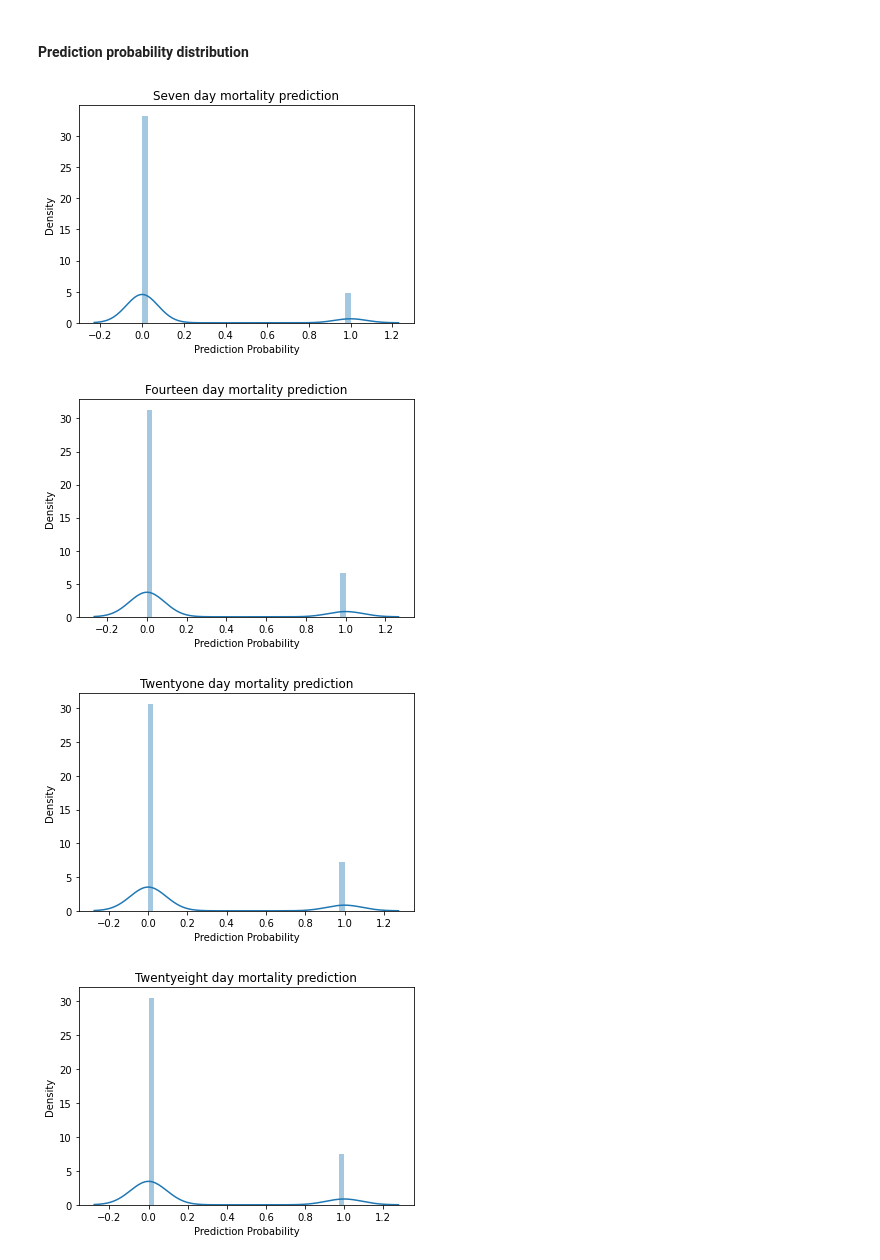
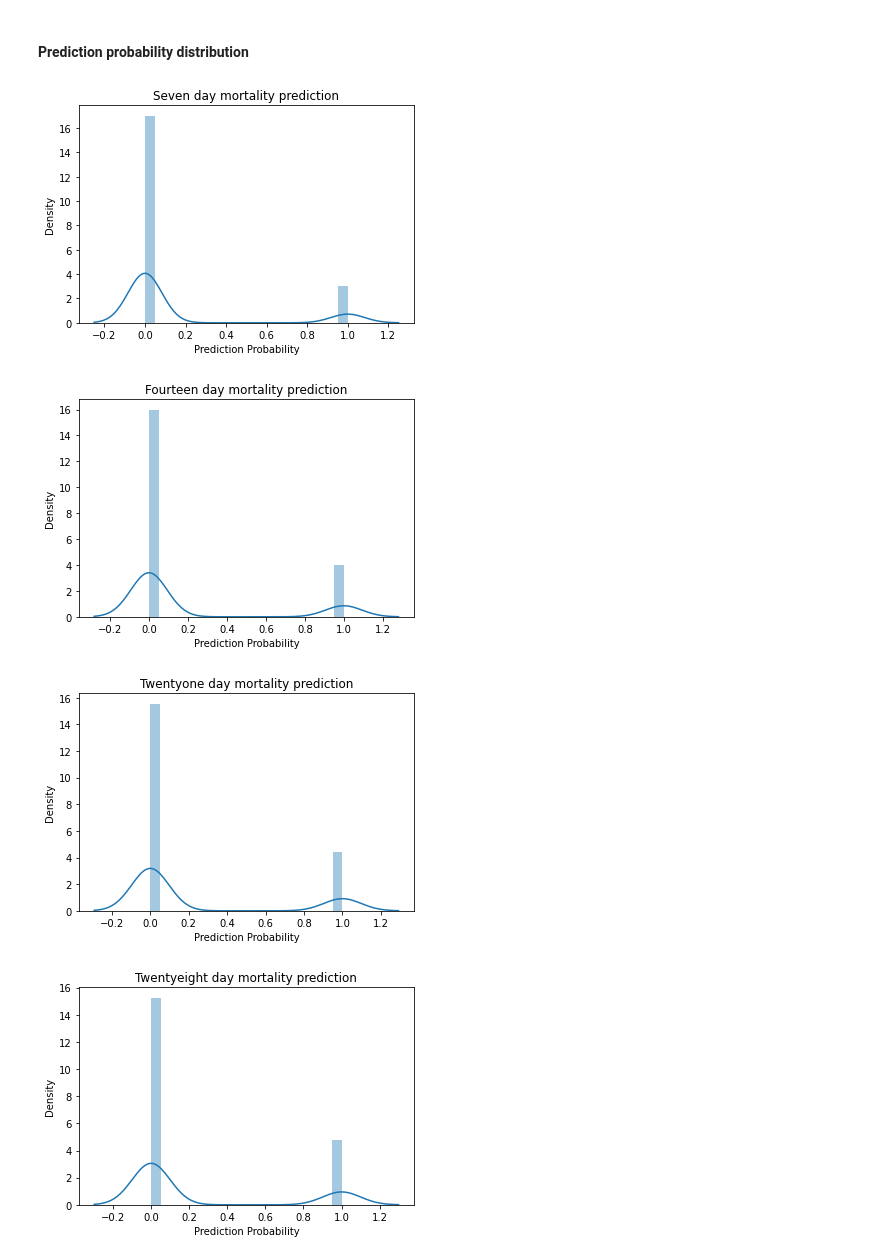
Before and after one commit to ryashpal/ML, a Jupyter notebook: mortality/sepsis_micro/05.1_xgboost_qc_1.ipynb, the cells around one changed output. Drawn from its saved outputs; the diff is of its cells as text; code cells hidden in the pictures.

```diff
--- a/mortality/sepsis_micro/05.1_xgboost_qc_1.ipynb
+++ b/mortality/sepsis_micro/05.1_xgboost_qc_1.ipynb
@@ -509,21 +511,21 @@ plot_mcc_f1_curve(xgb_onetwenty_day, X_test, y_onetwenty_day_pred)
 # %%
 import seaborn as sns
 import matplotlib.pyplot as plt
 
 for (pred, label) in [
         (y_seven_day_pred, 'Seven day mortality prediction')
         , (y_fourteen_day_pred, 'Fourteen day mortality prediction')
         , (y_twentyone_day_pred, 'Twentyone day mortality prediction')
         , (y_twentyeight_day_pred, 'Twentyeight day mortality prediction')
         , (y_sixty_day_pred, 'Sixty day mortality prediction')
         , (y_ninety_day_pred, 'Ninety day mortality prediction')
         , (y_onetwenty_day_pred, 'Onetwenty day mortality prediction')
     ]:
-    sns.distplot(pred, hist=True, rug=False, axlabel='Prediction Probability')
+    sns.distplot(pred, hist=True, bins=20, rug=False, axlabel='Prediction Probability')
     plt.title(label)
     plt.show()
 # %% [output]
-[figure, old version]
+[figure, new version]
-[figure, old version]
+[figure, new version]
-[figure, old version]
+[figure, new version]
-[figure, old version]
+[figure, new version]
```
Also changed, not shown: parts of 39 cells of this notebook, 13 other files.
